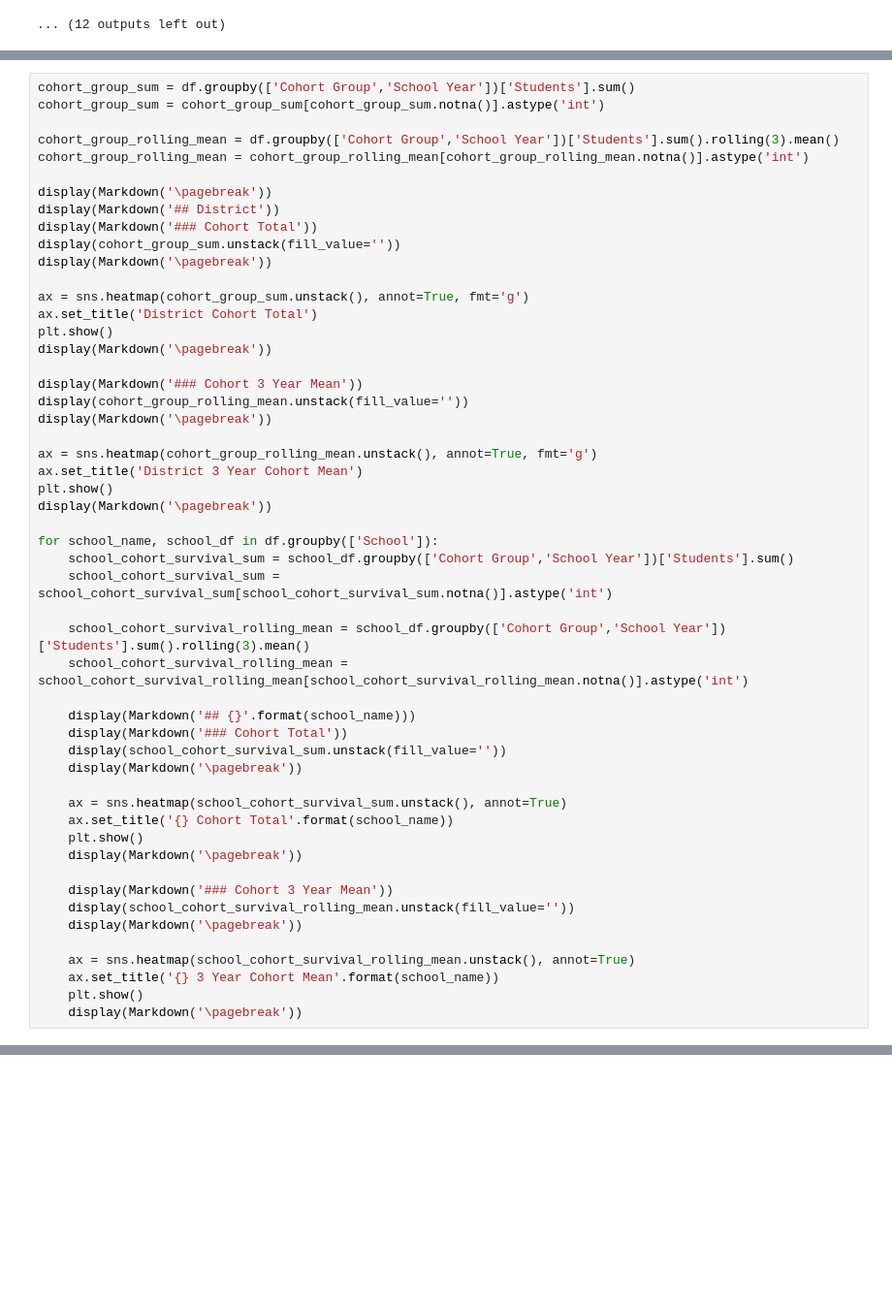
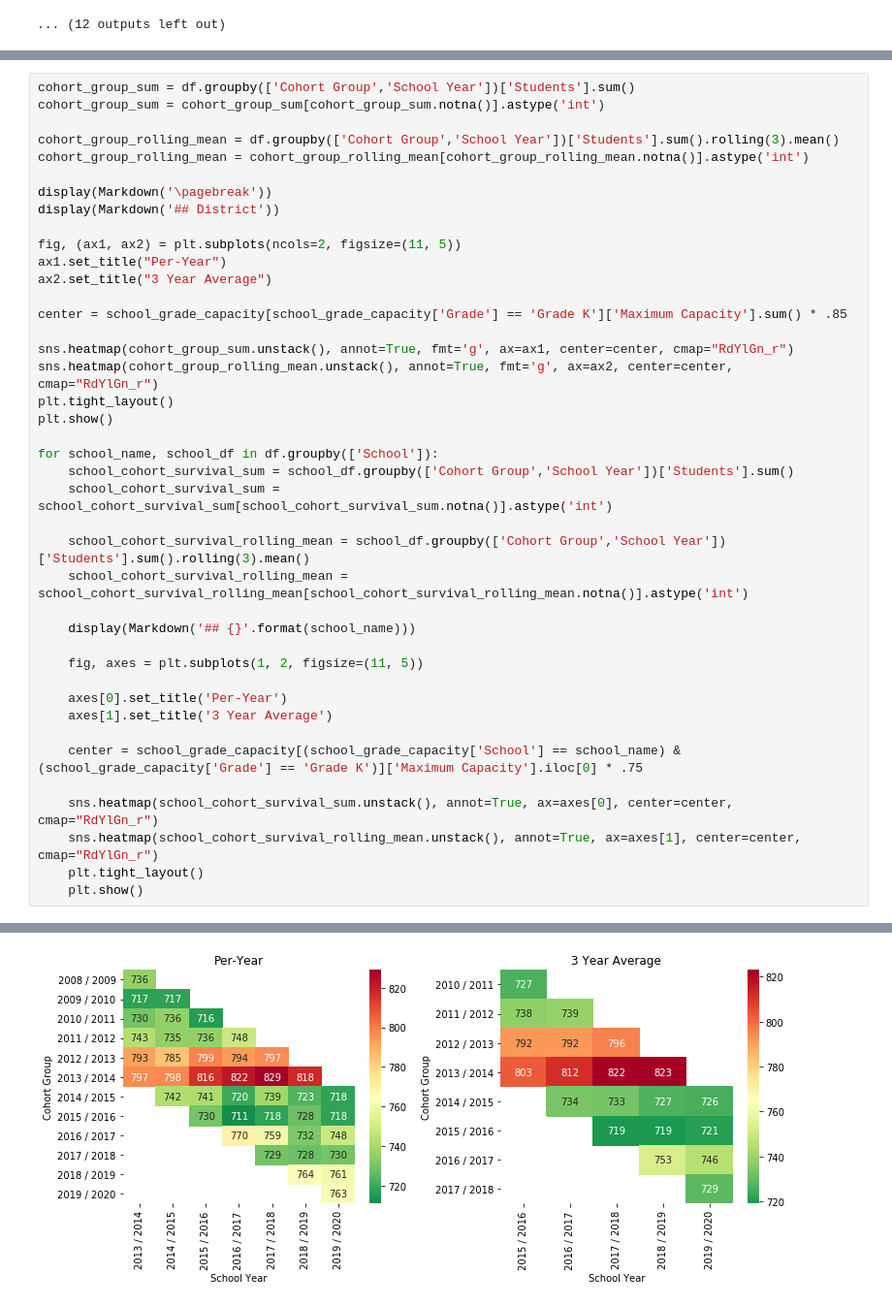
Before and after one commit to toxygene/ecasd-enrollment, a Jupyter notebook: Enrollment Data Analysis.ipynb, the cells around one changed output, grey strips where cells are left out. Shown at 97% size. Cells and saved outputs as stored; diff of their text form; blank space fills up the shorter version.

```diff
--- a/Enrollment Data Analysis.ipynb
+++ b/Enrollment Data Analysis.ipynb
@@ -265,55 +234,45 @@ Cohort analysis is frequently used by school districts to make projects.
 # %%
 cohort_group_sum = df.groupby(['Cohort Group','School Year'])['Students'].sum()
 cohort_group_sum = cohort_group_sum[cohort_group_sum.notna()].astype('int')
 
 cohort_group_rolling_mean = df.groupby(['Cohort Group','School Year'])['Students'].sum().rolling(3).mean()
 cohort_group_rolling_mean = cohort_group_rolling_mean[cohort_group_rolling_mean.notna()].astype('int')
 
 display(Markdown('\pagebreak'))
 display(Markdown('## District'))
-display(Markdown('### Cohort Total'))
-display(cohort_group_sum.unstack(fill_value=''))
-display(Markdown('\pagebreak'))
 
-ax = sns.heatmap(cohort_group_sum.unstack(), annot=True, fmt='g')
-ax.set_title('District Cohort Total')
+fig, (ax1, ax2) = plt.subplots(ncols=2, figsize=(11, 5))
+ax1.set_title("Per-Year")
+ax2.set_title("3 Year Average")
+
+center = school_grade_capacity[school_grade_capacity['Grade'] == 'Grade K']['Maximum Capacity'].sum() * .85
+
+sns.heatmap(cohort_group_sum.unstack(), annot=True, fmt='g', ax=ax1, center=center, cmap="RdYlGn_r")
+sns.heatmap(cohort_group_rolling_mean.unstack(), annot=True, fmt='g', ax=ax2, center=center, cmap="RdYlGn_r")
+plt.tight_layout()
 plt.show()
-display(Markdown('\pagebreak'))
-
-display(Markdown('### Cohort 3 Year Mean'))
-display(cohort_group_rolling_mean.unstack(fill_value=''))
-display(Markdown('\pagebreak'))
-
-ax = sns.heatmap(cohort_group_rolling_mean.unstack(), annot=True, fmt='g')
-ax.set_title('District 3 Year Cohort Mean')
-plt.show()
-display(Markdown('\pagebreak'))
 
 for school_name, school_df in df.groupby(['School']):
     school_cohort_survival_sum = school_df.groupby(['Cohort Group','School Year'])['Students'].sum()
     school_cohort_survival_sum = school_cohort_survival_sum[school_cohort_survival_sum.notna()].astype('int')
 
     school_cohort_survival_rolling_mean = school_df.groupby(['Cohort Group','School Year'])['Students'].sum().rolling(3).mean()
     school_cohort_survival_rolling_mean = school_cohort_survival_rolling_mean[school_cohort_survival_rolling_mean.notna()].astype('int')
 
     display(Markdown('## {}'.format(school_name)))
-    display(Markdown('### Cohort Total'))
-    display(school_cohort_survival_sum.unstack(fill_value=''))
-    display(Markdown('\pagebreak'))
 
-    ax = sns.heatmap(school_cohort_survival_sum.unstack(), annot=True)
-    ax.set_title('{} Cohort Total'.format(school_name))
+    fig, axes = plt.subplots(1, 2, figsize=(11, 5))
+
+    axes[0].set_title('Per-Year')
+    axes[1].set_title('3 Year Average')
+
+    center = school_grade_capacity[(school_grade_capacity['School'] == school_name) & (school_grade_capacity['Grade'] == 'Grade K')]['Maximum Capacity'].iloc[0] * .75
+
+    sns.heatmap(school_cohort_survival_sum.unstack(), annot=True, ax=axes[0], center=center, cmap="RdYlGn_r")
+    sns.heatmap(school_cohort_survival_rolling_mean.unstack(), annot=True, ax=axes[1], center=center, cmap="RdYlGn_r")
+    plt.tight_layout()
     plt.show()
-    display(Markdown('\pagebreak'))
-
-    display(Markdown('### Cohort 3 Year Mean'))
-    display(school_cohort_survival_rolling_mean.unstack(fill_value=''))
-    display(Markdown('\pagebreak'))
-
-    ax = sns.heatmap(school_cohort_survival_rolling_mean.unstack(), annot=True)
-    ax.set_title('{} 3 Year Cohort Mean'.format(school_name))
-    plt.show()
-    display(Markdown('\pagebreak'))
 # %% [output]
 \pagebreak
 ## District
+[figure, new version]
```
Also changed, not shown: parts of 14 cells of this notebook.
